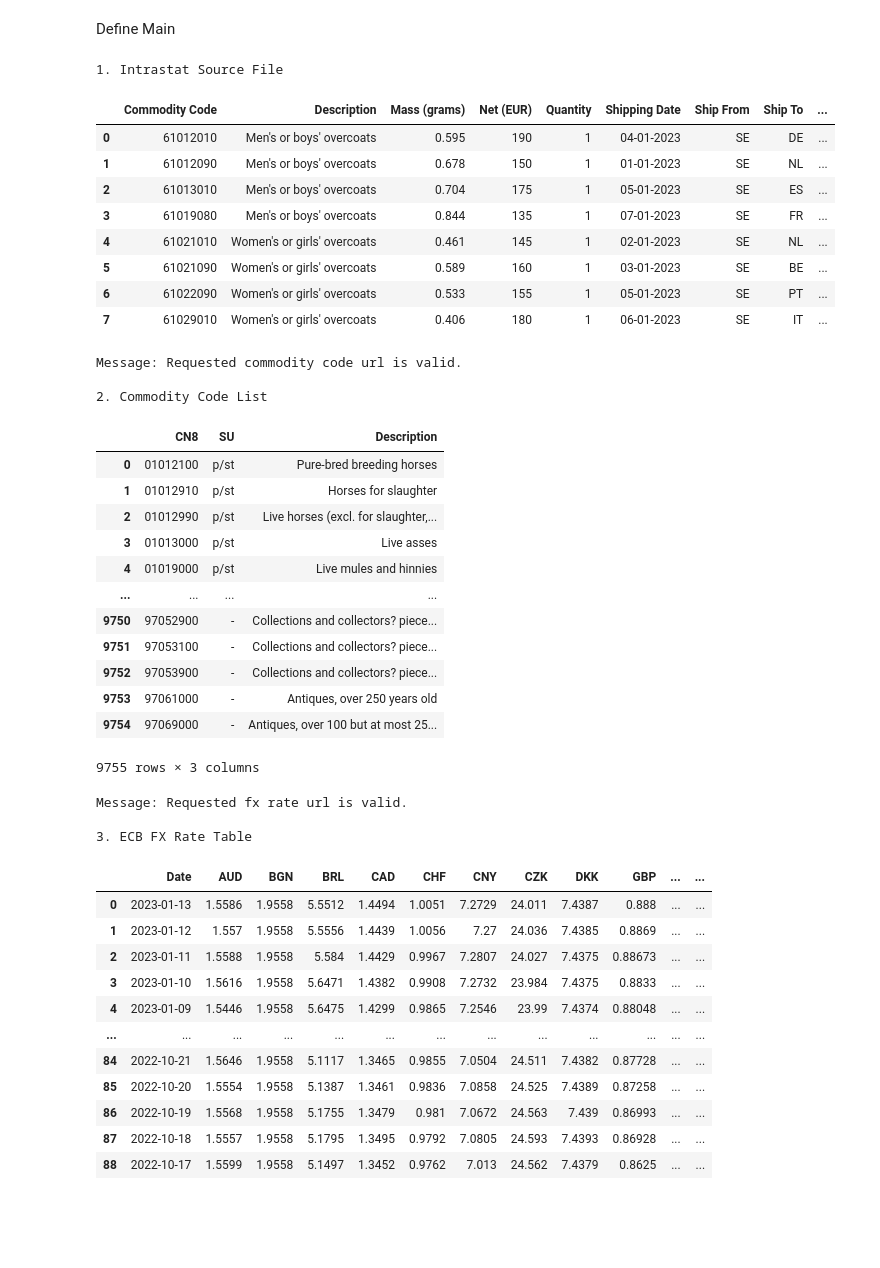
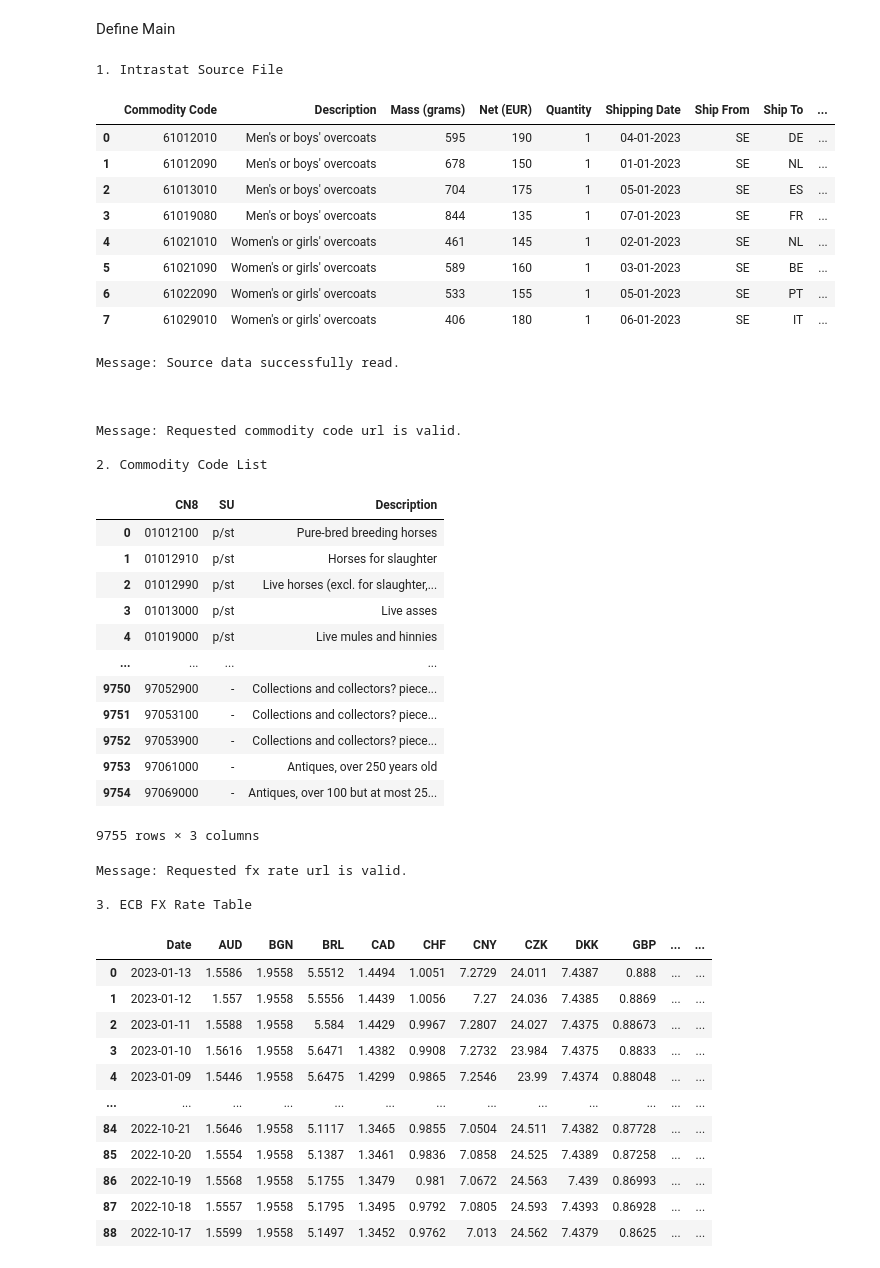
Before and after one commit to homodudu/Data-Engineering, a Jupyter notebook: intrastat/IntrastatDeclaration.ipynb, the cells around one changed output. Cells and saved outputs as stored; diff of their text form; code cells hidden in the pictures; blank space fills up the shorter version.

```diff
--- a/intrastat/IntrastatDeclaration.ipynb
+++ b/intrastat/IntrastatDeclaration.ipynb
@@ -175,47 +194,43 @@ def src_cfte_process(df_src, df_cc, df_fx, mot_switch, file_name):
 Define Main
 # %%
 def main():
-
     # Define variables.
+    input_file_name = 'Intrastat Dispatches Data Sample.xlsx'
+    output_file_name = 'Intrastat Submission Sample.xlsx'
     cc_url = 'https://www.cbs.nl/-/media/cbsvooruwbedrijf/international-trade-in-goods/commoditycodes-2023.xlsx'
-    cc_column_rename = 'CN8'
-    cc_file_name = 'CN8 Codes.csv'
-
     fx_url = 'https://www.ecb.europa.eu/stats/eurofxref/eurofxref-hist-90d.xml'
     xml_namespaces = {'ex': 'http://www.ecb.int/vocabulary/2002-08-01/eurofxref'}
-    fx_column_names = ['Date', 'Currency', 'Rate']
-    fx_file_name = 'ECB FX Rates.csv'
+    xml_child = './/ex:Cube'
 
-    mot_switch={'Sea':'1', 'Rail':'2','Road':'3', 'Air':'4',}
+    # Disable security certificate checks for url requests.
+    ssl._create_default_https_context = ssl._create_unverified_context
 
-    output_file_name = 'Intrastat Submission Sample.xlsx'
-
-    #Read intrastat source data.
-    df_source = pd.read_excel('Intrastat Dispatches Data Sample.xlsx', dtype = str)
-    print('1. Intrastat Source File')
-    display(df_source)
-
-    #Read URL resources to assist analysis of source data. Export local copies.
-    df_cn8_codes = cc_rte_process(cc_url, cc_column_rename, cc_file_name)
-    df_fx_rates = fx_rte_process(fx_url, xml_namespaces, fx_column_names, fx_file_name)
+    #Read source file and url references into data frames.
+    df_source = src_read(input_file_name)
+    df_cn8_codes = cc_rte_process(cc_url)
+    df_fx_rates = fx_rte_process(fx_url, xml_child, xml_namespaces)
 
     #Run intrastat data check, fx conversion, transformation and export process.
-    src_cfte_process(df_source, df_cn8_codes, df_fx_rates, mot_switch, output_file_name)
+    src_rcte_process(df_source, df_cn8_codes, df_fx_rates, output_file_name)
 
 # Define main as program entry point if script is running as standalone and not as module.
 if __name__=="__main__":
     main()
 # %% [output]
 1. Intrastat Source File
 |  | Commodity Code | Description | Mass (grams) | Net (EUR) | Quantity | Shipping Date | Ship From | Ship To | ... |
-| 0 | 61012010 | Men's or boys' overcoats | 0.595 | 190 | 1 | 04-01-2023 | SE | DE | ... |
-| 1 | 61012090 | Men's or boys' overcoats | 0.678 | 150 | 1 | 01-01-2023 | SE | NL | ... |
-| 2 | 61013010 | Men's or boys' overcoats | 0.704 | 175 | 1 | 05-01-2023 | SE | ES | ... |
-| 3 | 61019080 | Men's or boys' overcoats | 0.844 | 135 | 1 | 07-01-2023 | SE | FR | ... |
-| 4 | 61021010 | Women's or girls' overcoats | 0.461 | 145 | 1 | 02-01-2023 | SE | NL | ... |
-| 5 | 61021090 | Women's or girls' overcoats | 0.589 | 160 | 1 | 03-01-2023 | SE | BE | ... |
-| 6 | 61022090 | Women's or girls' overcoats | 0.533 | 155 | 1 | 05-01-2023 | SE | PT | ... |
-| 7 | 61029010 | Women's or girls' overcoats | 0.406 | 180 | 1 | 06-01-2023 | SE | IT | ... |
+| 0 | 61012010 | Men's or boys' overcoats | 595 | 190 | 1 | 04-01-2023 | SE | DE | ... |
+| 1 | 61012090 | Men's or boys' overcoats | 678 | 150 | 1 | 01-01-2023 | SE | NL | ... |
+| 2 | 61013010 | Men's or boys' overcoats | 704 | 175 | 1 | 05-01-2023 | SE | ES | ... |
+| 3 | 61019080 | Men's or boys' overcoats | 844 | 135 | 1 | 07-01-2023 | SE | FR | ... |
+| 4 | 61021010 | Women's or girls' overcoats | 461 | 145 | 1 | 02-01-2023 | SE | NL | ... |
+| 5 | 61021090 | Women's or girls' overcoats | 589 | 160 | 1 | 03-01-2023 | SE | BE | ... |
+| 6 | 61022090 | Women's or girls' overcoats | 533 | 155 | 1 | 05-01-2023 | SE | PT | ... |
+| 7 | 61029010 | Women's or girls' overcoats | 406 | 180 | 1 | 06-01-2023 | SE | IT | ... |
+Message: Source data successfully read.
+
+
+
 Message: Requested commodity code url is valid.
 
 2. Commodity Code List
```
Also changed, not shown: parts of 10 cells of this notebook, 4 other files.
